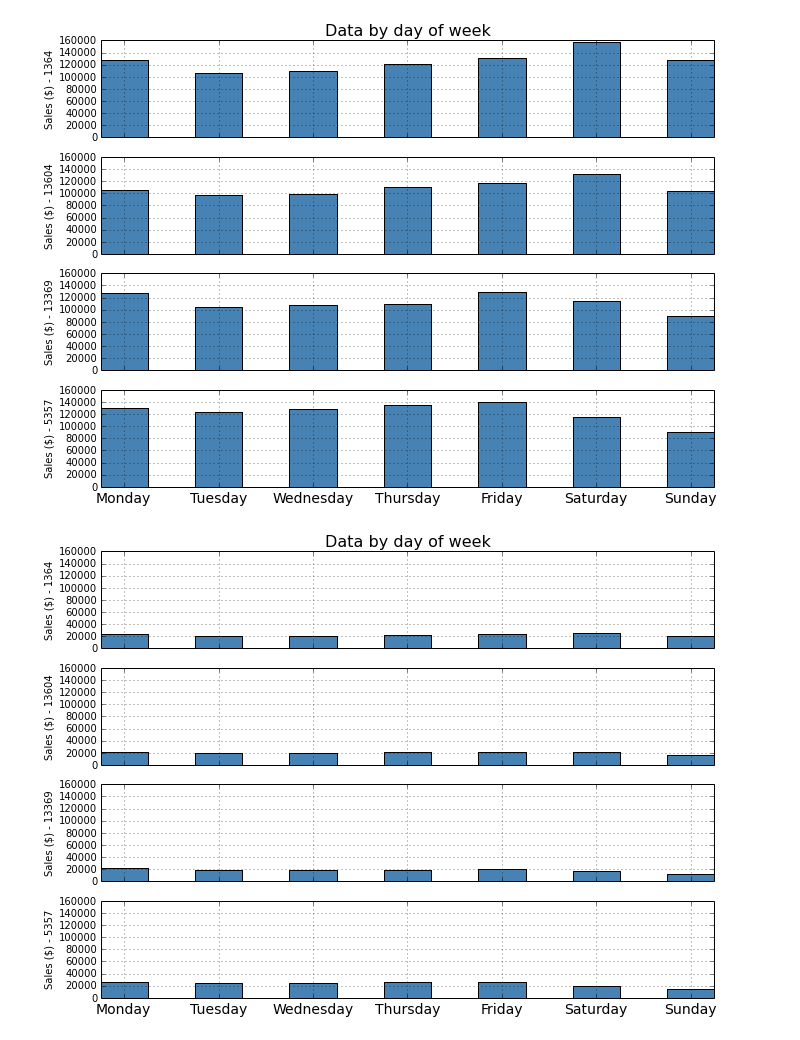
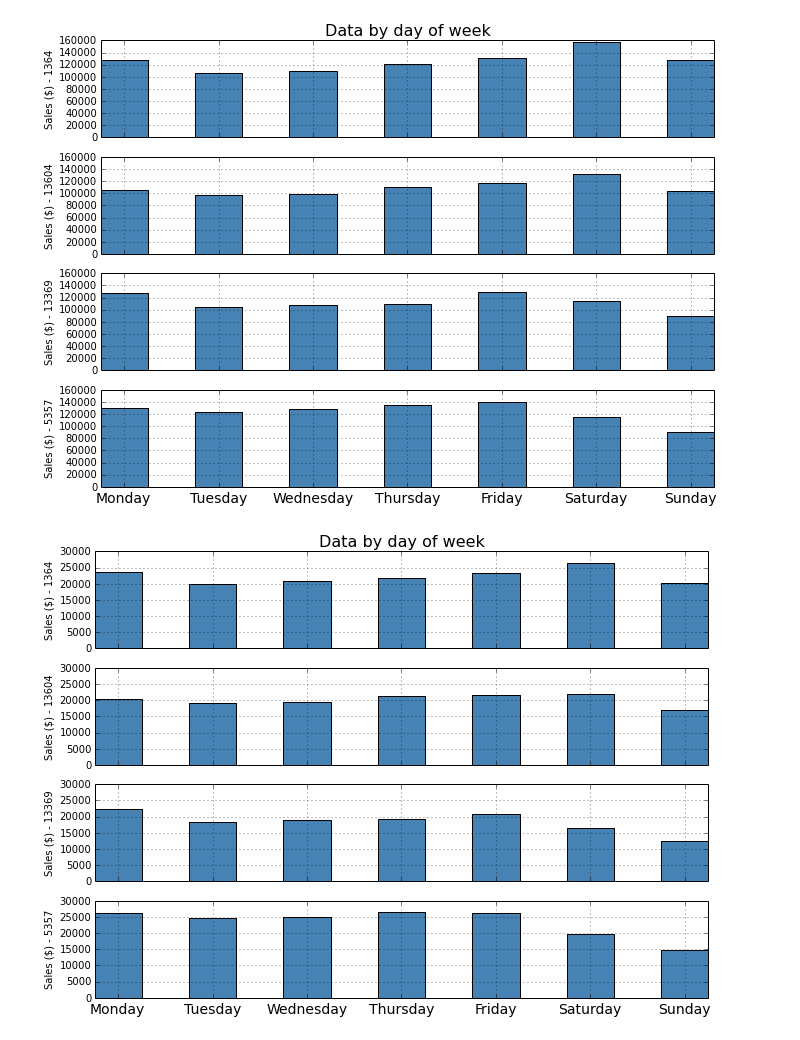
Before and after one commit to bharatreddy/wf-case-study, a Jupyter notebook: days.ipynb, the cells around one changed output. Cells and saved outputs as stored; diff of their text form; code cells hidden in the pictures.

```diff
--- a/days.ipynb
+++ b/days.ipynb
@@ -315,7 +315,7 @@ ax0.bar(range(len(dayNameSales1364.index.tolist())), \
                color=['steelblue'])
 ax0.set_ylabel('Sales ($) - 1364', fontsize=10)
 ax0.grid(zorder=0)
-ax0.set_ylim( [ 0, 160000 ] )
+ax0.set_ylim( [ 0, 30000 ] )
 plt.xticks(range(len(dayNameSales1364.index.tolist())), dayNameSales1364.index.tolist(), fontsize=14)
 ax0.set_title('Data by day of week', fontsize=16)
 
@@ -324,34 +324,34 @@ ax1.bar(range(len(dayNameSales13604.index.tolist())), \
          align='center', width=0.5,\
                color=['steelblue'])
 ax1.set_ylabel('Sales ($) - 13604', fontsize=10)
 ax1.grid(zorder=0)
-ax1.set_ylim( [ 0, 160000 ] )
+ax1.set_ylim( [ 0, 30000 ] )
 plt.xticks(range(len(dayNameSales13604.index.tolist())), dayNameSales13604.index.tolist(), fontsize=14)
 # ax1.set_title('Data by day of week', fontsize=16)
 
 ax2.bar(range(len(dayNameSales13369.index.tolist())), \
          dayNameSales13369['Daypart Transaction Qty'].tolist(),\
          align='center', width=0.5,\
                color=['steelblue'])
 ax2.set_ylabel('Sales ($) - 13369', fontsize=10)
 ax2.grid(zorder=0)
 # ax2.set_title('Data by day of week', fontsize=16)
-ax2.set_ylim( [ 0, 160000 ] )
+ax2.set_ylim( [ 0, 30000 ] )
 plt.xticks(range(len(dayNameSales13369.index.tolist())), dayNameSales13369.index.tolist(), fontsize=14)
 
 
 ax3.bar(range(len(dayNameSales5357.index.tolist())), \
          dayNameSales5357['Daypart Transaction Qty'].tolist(),\
          align='center', width=0.5,\
                color=['steelblue'])
 ax3.set_ylabel('Sales ($) - 5357', fontsize=10)
 ax3.grid(zorder=0)
-ax3.set_ylim( [ 0, 160000 ] )
+ax3.set_ylim( [ 0, 30000 ] )
 plt.xticks(range(len(dayNameSales5357.index.tolist())), dayNameSales5357.index.tolist(), fontsize=14)
 # ax3.set_title('Data by day of week', fontsize=16)
 
 
 fig.savefig('figs/xtns-byrest-dayofweek.png', bbox_inches='tight', \
                         pad_inches=0)
 # %% [output]
-[figure, old version]
+[figure, new version]
```
